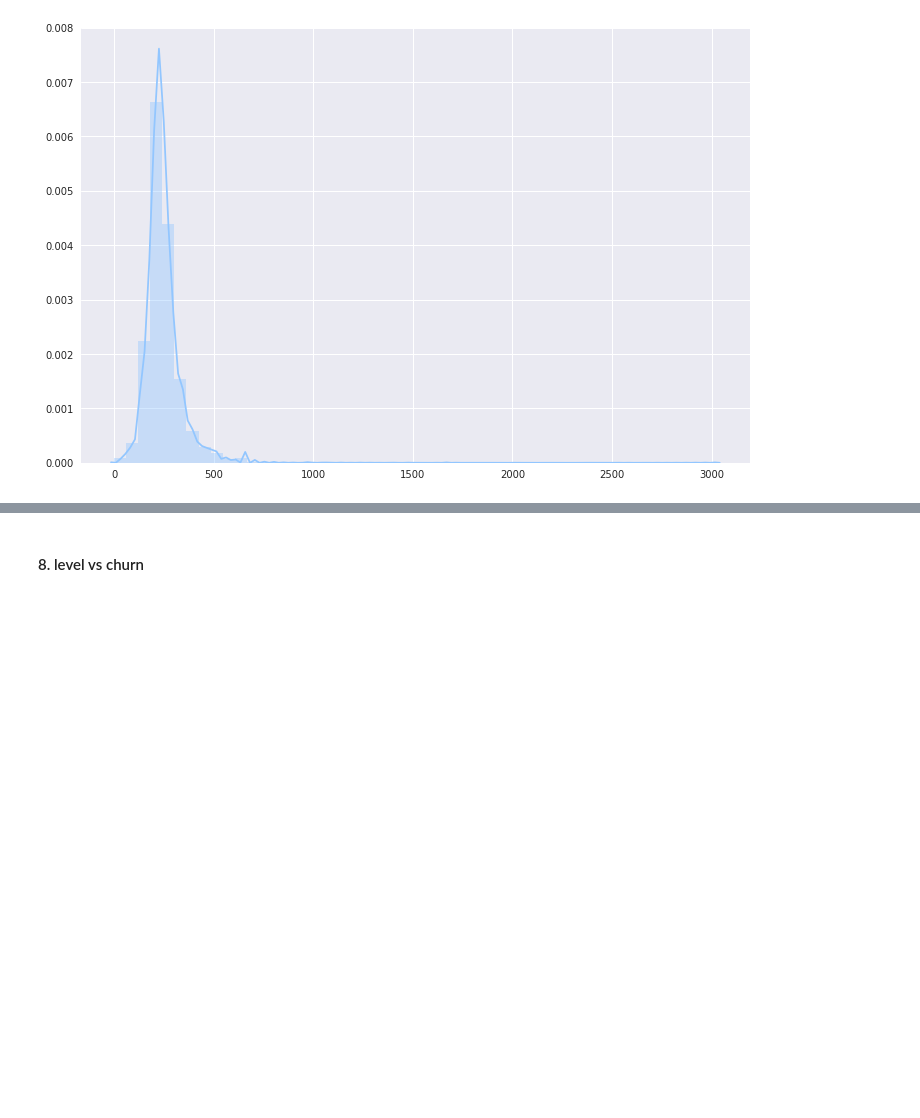
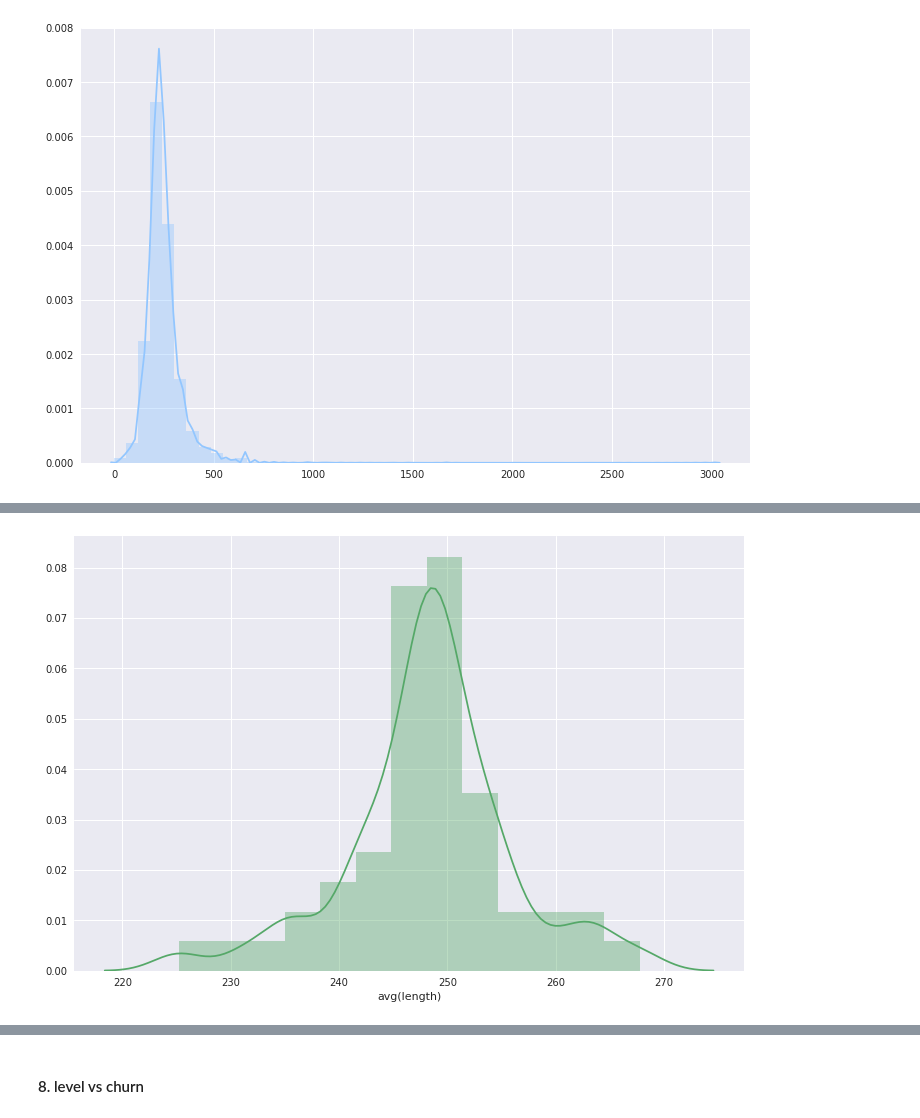
Before and after one commit to ShuangyuandData/SparkprojectSparkify, a Jupyter notebook: Sparkify.ipynb, the cells around one changed output, grey strips where cells are left out. Cells and saved outputs as stored; diff of their text form; code cells hidden in the pictures; blank space fills up the shorter version.

```diff
--- a/Sparkify.ipynb
+++ b/Sparkify.ipynb
@@ -474,3 +608,6 @@ dtype: int64
 233290
 191714
 [figure]
+# %%
+### avg length for each user
+avglength = userlog_valid.select("userId", "length", "churn").groupby("userId","churn").avg().toPandas()
@@ -476,0 +623,5 @@ dtype: int64
+# %%
+avglen1=avglength['avg(length)'][avglength.churn==True]
+ax=sns.distplot(avglen1, color='g')
+# %% [output]
+[figure, added]
```
Also changed, not shown: parts of 76 cells of this notebook.
